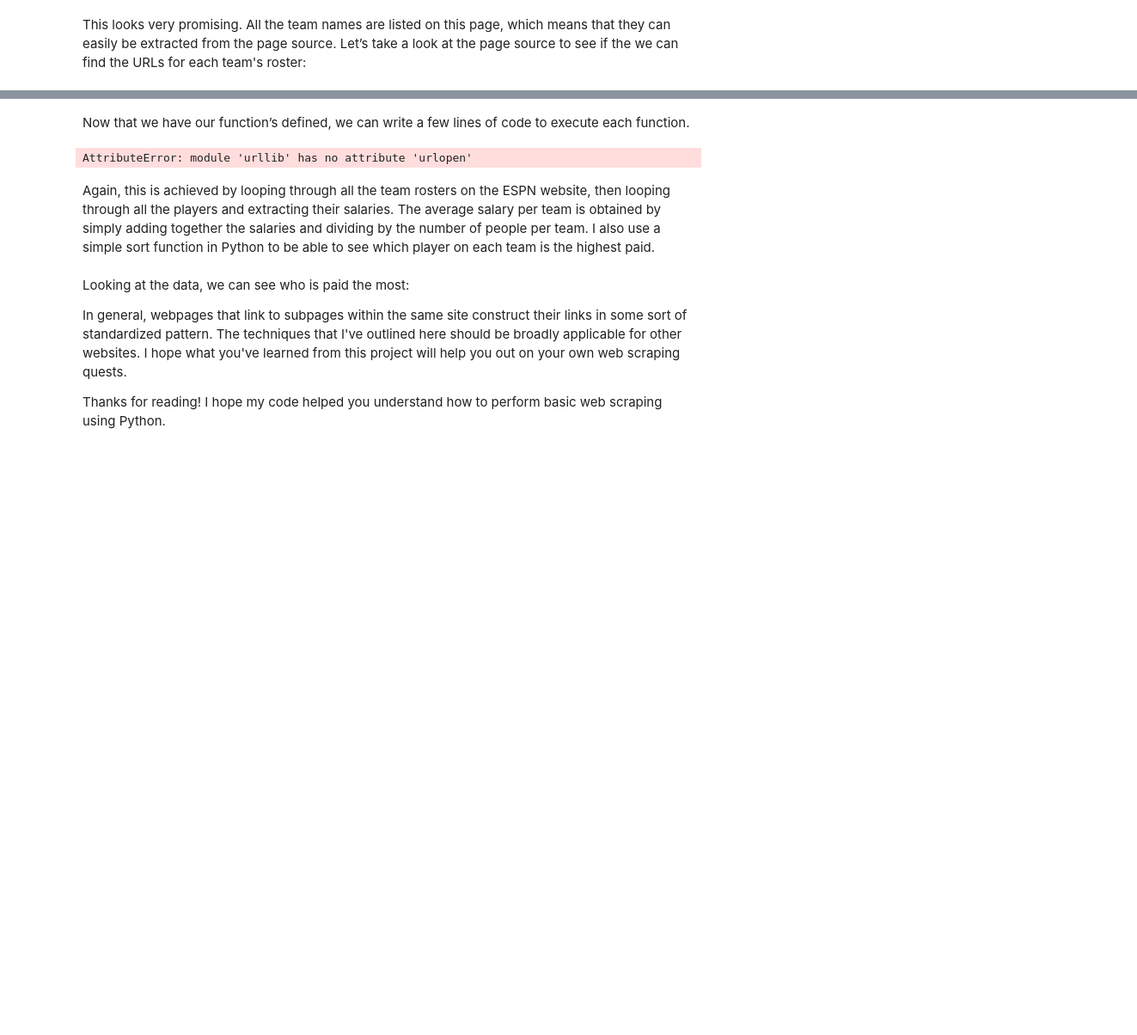
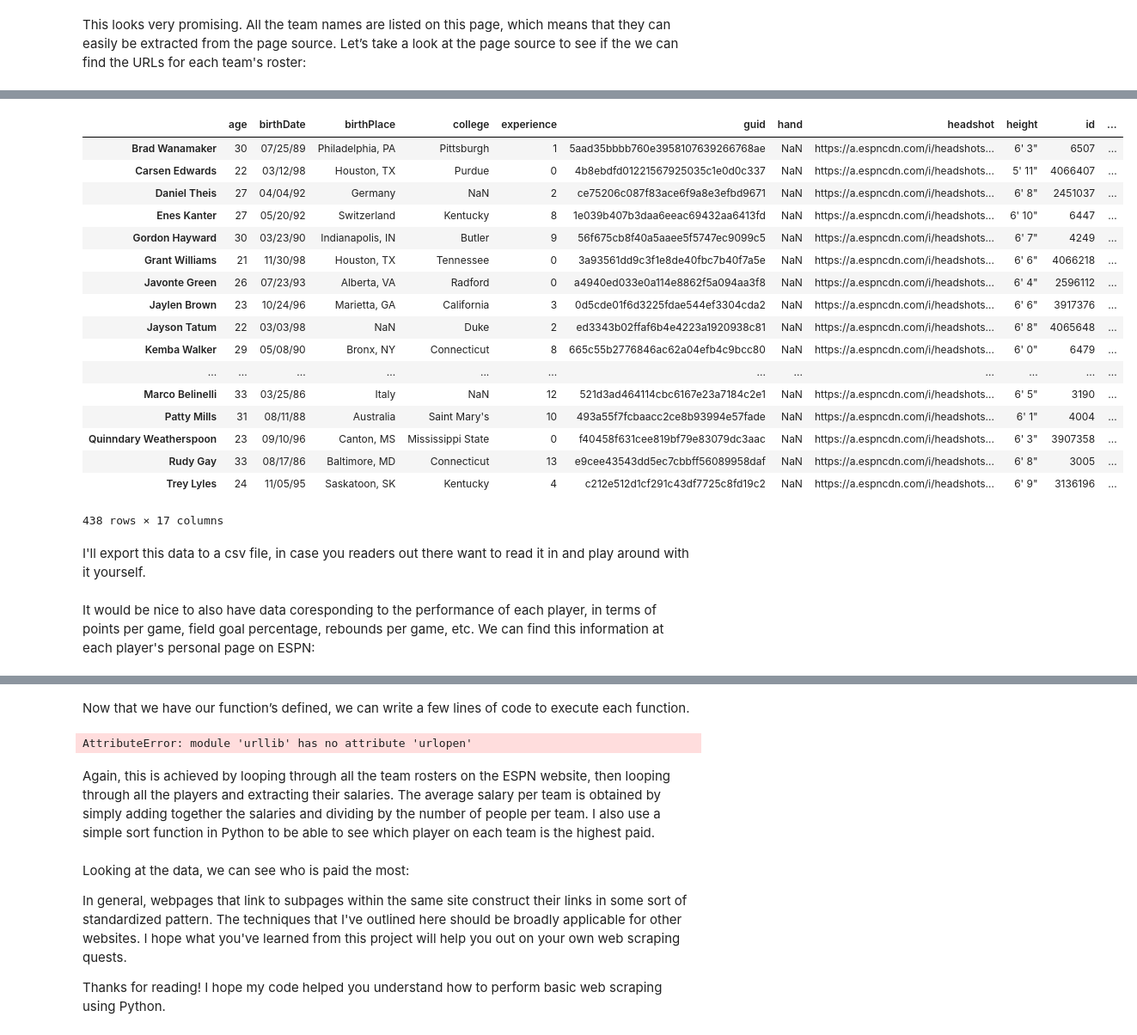
Before and after one commit to erilu/web-scraping-NBA-statistics, a Jupyter notebook: scrape-nba-salaries-notebook.ipynb, the cells around one changed output, grey strips where cells are left out. Shown at 86% size. Cells and saved outputs as stored; diff of their text form; code cells hidden in the pictures; blank space fills up the shorter version.

Commit message:
store player info in DataFrame

```diff
--- a/scrape-nba-salaries-notebook.ipynb
+++ b/scrape-nba-salaries-notebook.ipynb
@@ -206,0 +89,5 @@ def calculate_statistic(rosters):
+# %%
+player_regex = ('\{\"name\"\:\"(\w+\s\w+)\",\"href\"\:\"http\://www\.espn\.com/nba/player/.*?\",(.*?)\}')
+player_regex
+player_info = re.findall(player_regex, roster_source)
+player_info[0:4]
@@ -206,0 +105,4 @@ def calculate_statistic(rosters):
+# %%
+import json
+draymond = json.loads("{"+player_info[3][1]+"}")
+draymond
@@ -206,0 +127,11 @@ def calculate_statistic(rosters):
+# %%
+def get_player_info(roster_url):
+    f = urllib.request.urlopen(roster_url)
+    roster_source = f.read().decode('utf-8')
+    sleep(0.5)
+    player_regex = ('\{\"name\"\:\"(\w+\s\w+)\",\"href\"\:\"http\://www\.espn\.com/nba/player/.*?\",(.*?)\}')
+    player_info = re.findall(player_regex, roster_source)
+    player_dict = dict()
+    for player in player_info:
+        player_dict[player[0]] = json.loads("{"+player[1]+"}")
+    return(player_dict)
@@ -206,0 +140,5 @@ def calculate_statistic(rosters):
+# %%
+all_players = dict()
+for team in rosters.keys():
+    print("Gathering player info for team: " + team)
+    all_players[team] = get_player_info(rosters[team])
@@ -206,0 +225,31 @@ def calculate_statistic(rosters):
+# %%
+all_players_df = pd.DataFrame()
+
+# loop through each team in all_players, create a pandas DataFrame, and append
+for team in all_players.keys():
+    team_df = pd.DataFrame.from_dict(all_players[team], orient = "index")
+    team_df['team'] = pd.Series(team, index=team_df.index)
+    all_players_df = all_players_df.append(team_df)
+
+all_players_df
+# %% [output]
+|  | age | birthDate | birthPlace | college | experience | guid | hand | headshot | height | id | ... |
+| Brad Wanamaker | 30 | 07/25/89 | Philadelphia, PA | Pittsburgh | 1 | 5aad35bbbb760e3958107639266768ae | NaN | https://a.espncdn.com/i/headshots... | 6' 3" | 6507 | ... |
+| Carsen Edwards | 22 | 03/12/98 | Houston, TX | Purdue | 0 | 4b8ebdfd01221567925035c1e0d0c337 | NaN | https://a.espncdn.com/i/headshots... | 5' 11" | 4066407 | ... |
+| Daniel Theis | 27 | 04/04/92 | Germany | NaN | 2 | ce75206c087f83ace6f9a8e3efbd9671 | NaN | https://a.espncdn.com/i/headshots... | 6' 8" | 2451037 | ... |
+| Enes Kanter | 27 | 05/20/92 | Switzerland | Kentucky | 8 | 1e039b407b3daa6eeac69432aa6413fd | NaN | https://a.espncdn.com/i/headshots... | 6' 10" | 6447 | ... |
+| Gordon Hayward | 30 | 03/23/90 | Indianapolis, IN | Butler | 9 | 56f675cb8f40a5aaee5f5747ec9099c5 | NaN | https://a.espncdn.com/i/headshots... | 6' 7" | 4249 | ... |
+| Grant Williams | 21 | 11/30/98 | Houston, TX | Tennessee | 0 | 3a93561dd9c3f1e8de40fbc7b40f7a5e | NaN | https://a.espncdn.com/i/headshots... | 6' 6" | 4066218 | ... |
+| Javonte Green | 26 | 07/23/93 | Alberta, VA | Radford | 0 | a4940ed033e0a114e8862f5a094aa3f8 | NaN | https://a.espncdn.com/i/headshots... | 6' 4" | 2596112 | ... |
+| Jaylen Brown | 23 | 10/24/96 | Marietta, GA | California | 3 | 0d5cde01f6d3225fdae544ef3304cda2 | NaN | https://a.espncdn.com/i/headshots... | 6' 6" | 3917376 | ... |
+| Jayson Tatum | 22 | 03/03/98 | NaN | Duke | 2 | ed3343b02ffaf6b4e4223a1920938c81 | NaN | https://a.espncdn.com/i/headshots... | 6' 8" | 4065648 | ... |
+| Kemba Walker | 29 | 05/08/90 | Bronx, NY | Connecticut | 8 | 665c55b2776846ac62a04efb4c9bcc80 | NaN | https://a.espncdn.com/i/headshots... | 6' 0" | 6479 | ... |
+| ... | ... | ... | ... | ... | ... | ... | ... | ... | ... | ... | ... |
+| Marco Belinelli | 33 | 03/25/86 | Italy | NaN | 12 | 521d3ad464114cbc6167e23a7184c2e1 | NaN | https://a.espncdn.com/i/headshots... | 6' 5" | 3190 | ... |
+| Patty Mills | 31 | 08/11/88 | Australia | Saint Mary's | 10 | 493a55f7fcbaacc2ce8b93994e57fade | NaN | https://a.espncdn.com/i/headshots... | 6' 1" | 4004 | ... |
+| Quinndary Weatherspoon | 23 | 09/10/96 | Canton, MS | Mississippi State | 0 | f40458f631cee819bf79e83079dc3aac | NaN | https://a.espncdn.com/i/headshots... | 6' 3" | 3907358 | ... |
+| Rudy Gay | 33 | 08/17/86 | Baltimore, MD | Connecticut | 13 | e9cee43543dd5ec7cbbff56089958daf | NaN | https://a.espncdn.com/i/headshots... | 6' 8" | 3005 | ... |
+| Trey Lyles | 24 | 11/05/95 | Saskatoon, SK | Kentucky | 4 | c212e512d1cf291c43df7725c8fd19c2 | NaN | https://a.espncdn.com/i/headshots... | 6' 9" | 3136196 | ... |
+438 rows × 17 columns
+# %% [markdown]
+I'll export this data to a csv file, in case you readers out there want to read it in and play around with it yourself.
@@ -206,0 +258,2 @@ def calculate_statistic(rosters):
+# %% [markdown]
+It would be nice to also have data coresponding to the performance of each player, in terms of points per game, field goal percentage, rebounds per game, etc. We can find this information at each player's personal page on ESPN:
```
Also changed, not shown: parts of 54 cells of this notebook, 8 other files.
